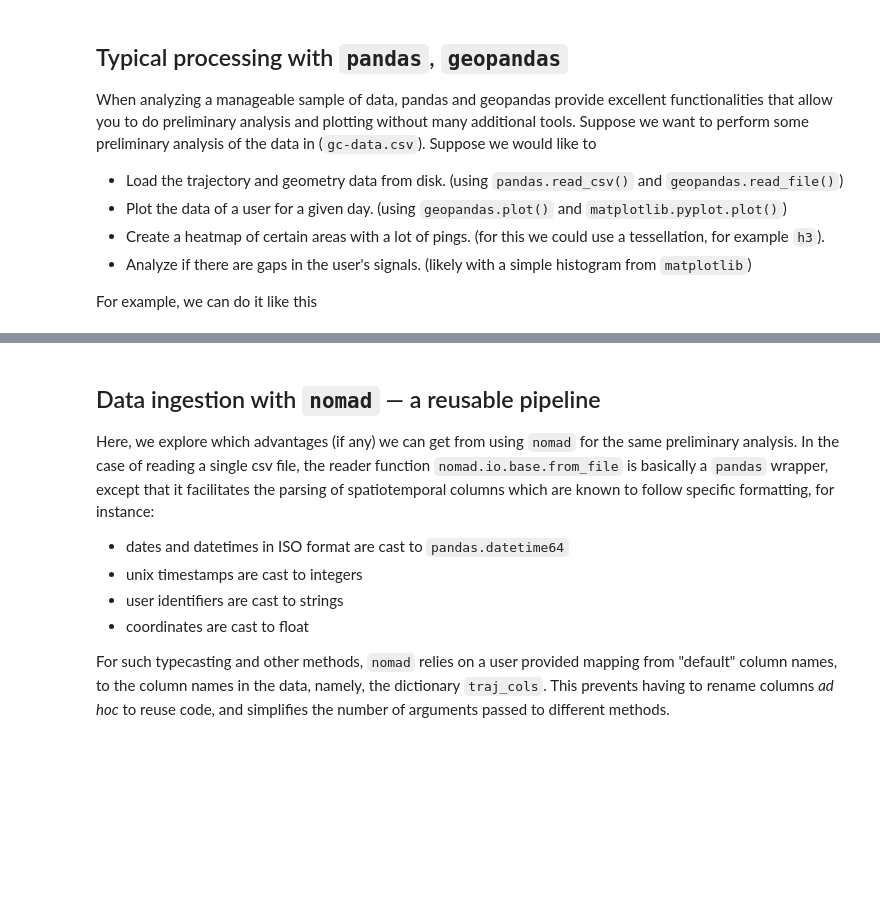
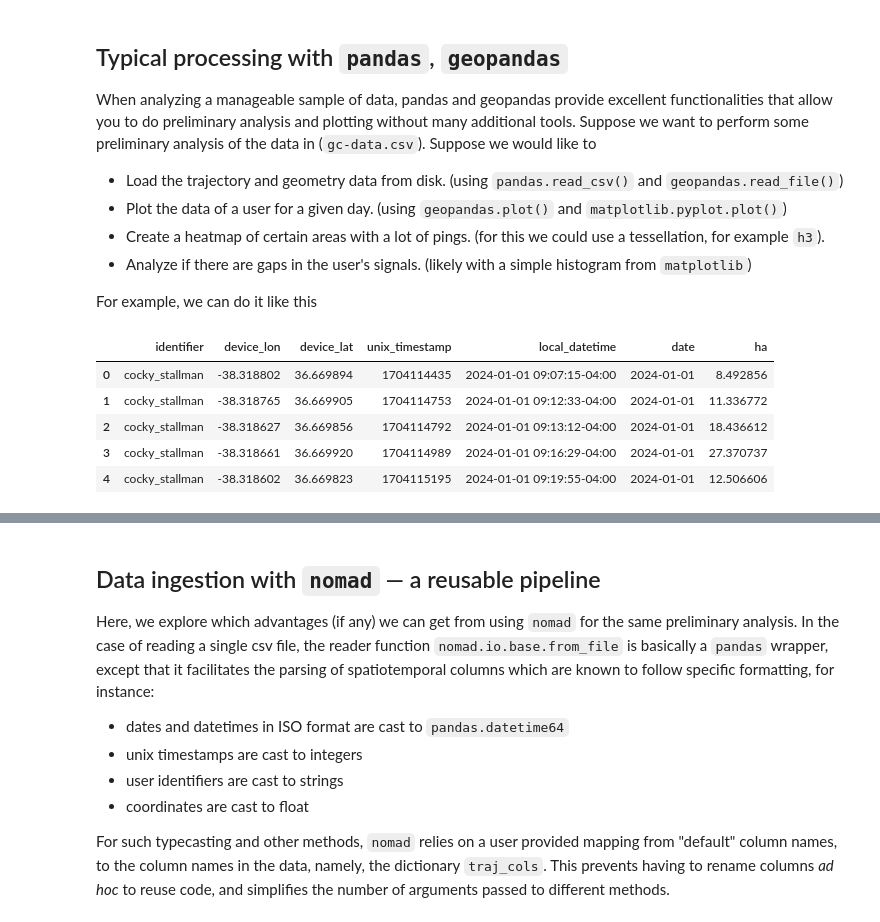
Before and after one commit to Watts-Lab/nomad, a Jupyter notebook: tutorials/IC2S2-2025/[1]ingesting-data.ipynb, the cells around one changed output, grey strips where cells are left out. Cells and saved outputs as stored; diff of their text form; code cells hidden in the pictures; blank space fills up the shorter version.

```diff
--- a/tutorials/IC2S2-2025/[1]ingesting-data.ipynb
+++ b/tutorials/IC2S2-2025/[1]ingesting-data.ipynb
@@ -39,15 +32,17 @@ For example, we can do it like this
 # %%
 import pandas as pd
 import geopandas as gpd
-import matplotlib.pyplot as plt
-import h3
-from shapely import Polygon
 
 # read data
-df = pd.read_csv("gc-data.csv")
-# FIX THIS AND DELETE ME!
-df.loc[:, ['device_lon', 'device_lat']] = -1 * df.loc[:, ['device_lat', 'device_lon']].values + 0.003 #FIX THIS!!!
+df = pd.read_csv("gc_data.csv")
 city = gpd.read_file("garden_city.geojson")
 
 df.head()
+# %% [output]
+|  | identifier | device_lon | device_lat | unix_timestamp | local_datetime | date | ha |
+| 0 | cocky_stallman | -38.318802 | 36.669894 | 1704114435 | 2024-01-01 09:07:15-04:00 | 2024-01-01 | 8.492856 |
+| 1 | cocky_stallman | -38.318765 | 36.669905 | 1704114753 | 2024-01-01 09:12:33-04:00 | 2024-01-01 | 11.336772 |
+| 2 | cocky_stallman | -38.318627 | 36.669856 | 1704114792 | 2024-01-01 09:13:12-04:00 | 2024-01-01 | 18.436612 |
+| 3 | cocky_stallman | -38.318661 | 36.669920 | 1704114989 | 2024-01-01 09:16:29-04:00 | 2024-01-01 | 27.370737 |
+| 4 | cocky_stallman | -38.318602 | 36.669823 | 1704115195 | 2024-01-01 09:19:55-04:00 | 2024-01-01 | 12.506606 |
 # %%
```
Also changed, not shown: parts of 11 cells of this notebook, 23 other files.
